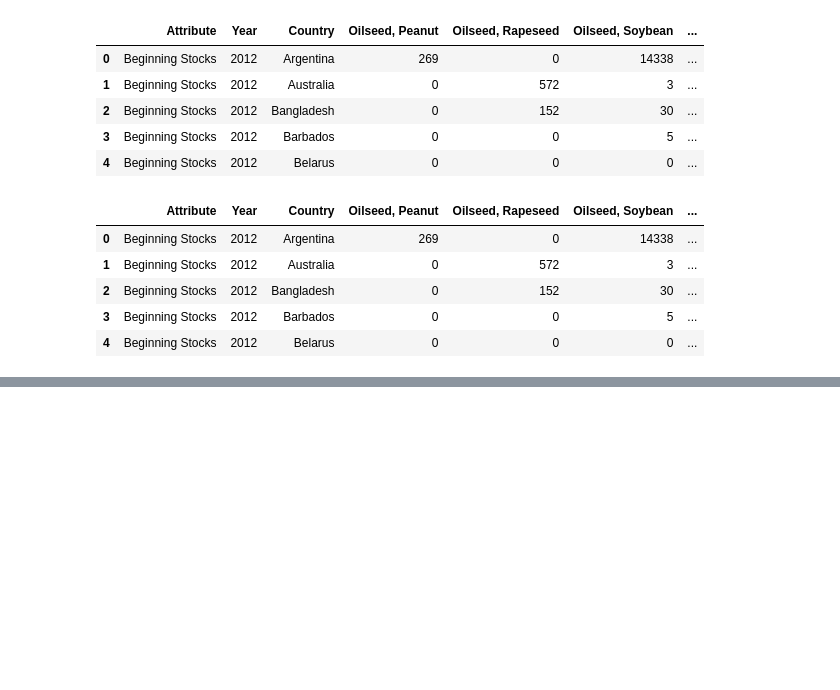
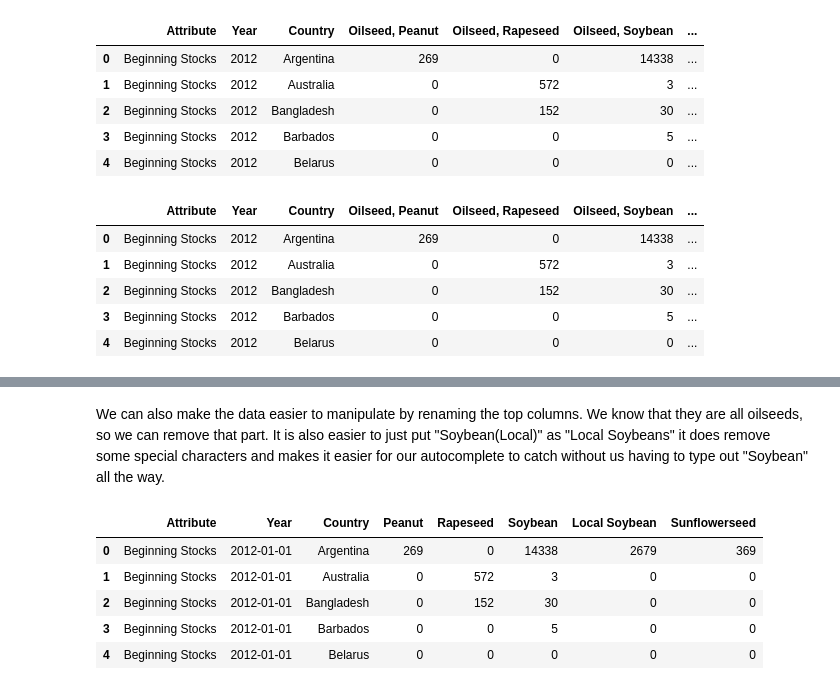
Before and after one commit to KenA99/USDA-Oilseeds, a Jupyter notebook: global_oilseed_project.ipynb, the cells around one changed output, grey strips where cells are left out. Cells and saved outputs as stored; diff of their text form; code cells hidden in the pictures; blank space fills up the shorter version.

Commit message:
renaming columns of oileseeds

```diff
--- a/global_oilseed_project.ipynb
+++ b/global_oilseed_project.ipynb
@@ -95,3 +97,6 @@ df.head()
 | 2 | Beginning Stocks | 2012 | Bangladesh | 0 | 152 | 30 | ... |
 | 3 | Beginning Stocks | 2012 | Barbados | 0 | 0 | 5 | ... |
 | 4 | Beginning Stocks | 2012 | Belarus | 0 | 0 | 0 | ... |
+# %%
+df["Year"] = pd.to_datetime(df["Year"])
+df.info()
@@ -98,2 +119,16 @@ df.head()
+# %% [markdown]
+We can also make the data easier to manipulate by renaming the top columns. We know that they are all oilseeds, so we can remove that part. It is also easier to just put "Soybean(Local)" as "Local Soybeans" it does remove some special characters and makes it easier for our autocomplete to catch without us having to type out "Soybean" all the way.
+# %%
+df = df.rename(columns={"Oilseed, Peanut":"Peanut", "Oilseed, Rapeseed":"Rapeseed", "Oilseed, Soybean":"Soybean",
+    "Oilseed, Soybean (Local)": "Local Soybean", "Oilseed, Sunflowerseed":"Sunflowerseed"})
+
+df.head()
+# %% [output]
+|  | Attribute | Year | Country | Peanut | Rapeseed | Soybean | Local Soybean | Sunflowerseed |
+| 0 | Beginning Stocks | 2012-01-01 | Argentina | 269 | 0 | 14338 | 2679 | 369 |
+| 1 | Beginning Stocks | 2012-01-01 | Australia | 0 | 572 | 3 | 0 | 0 |
+| 2 | Beginning Stocks | 2012-01-01 | Bangladesh | 0 | 152 | 30 | 0 | 0 |
+| 3 | Beginning Stocks | 2012-01-01 | Barbados | 0 | 0 | 5 | 0 | 0 |
+| 4 | Beginning Stocks | 2012-01-01 | Belarus | 0 | 0 | 0 | 0 | 0 |
 # %%
 # %% [output]
```
Also changed, not shown: parts of 3 cells of this notebook.
